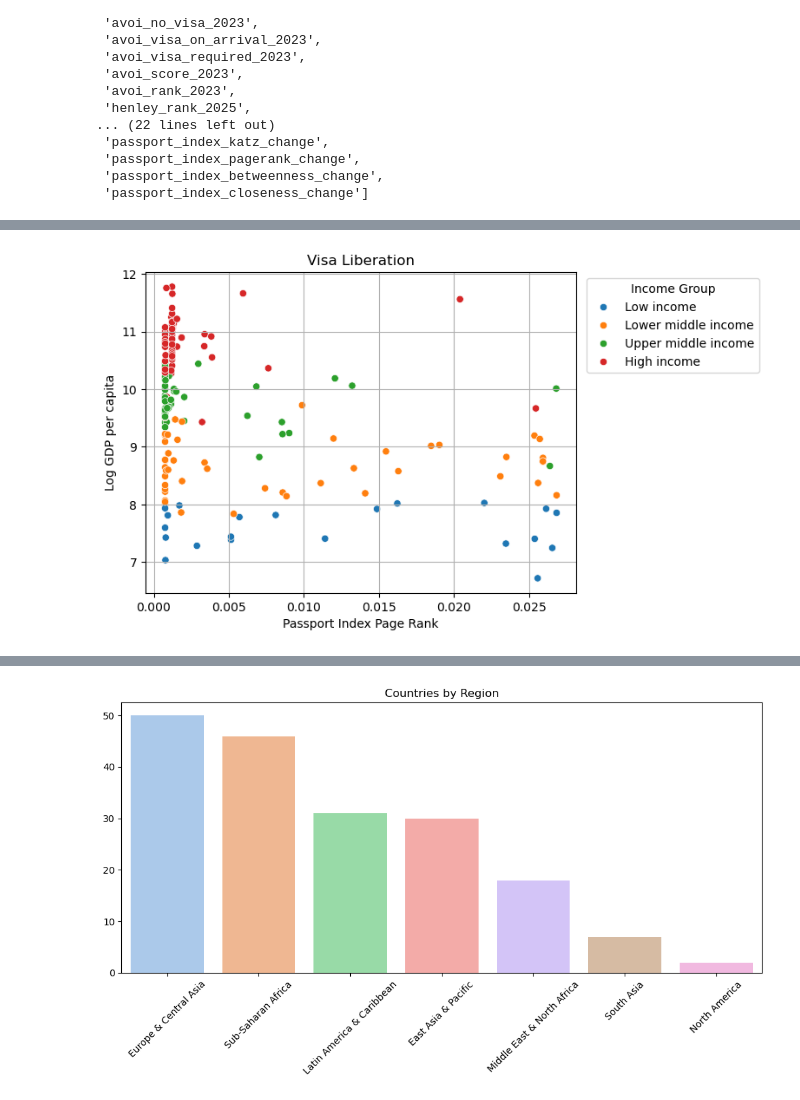
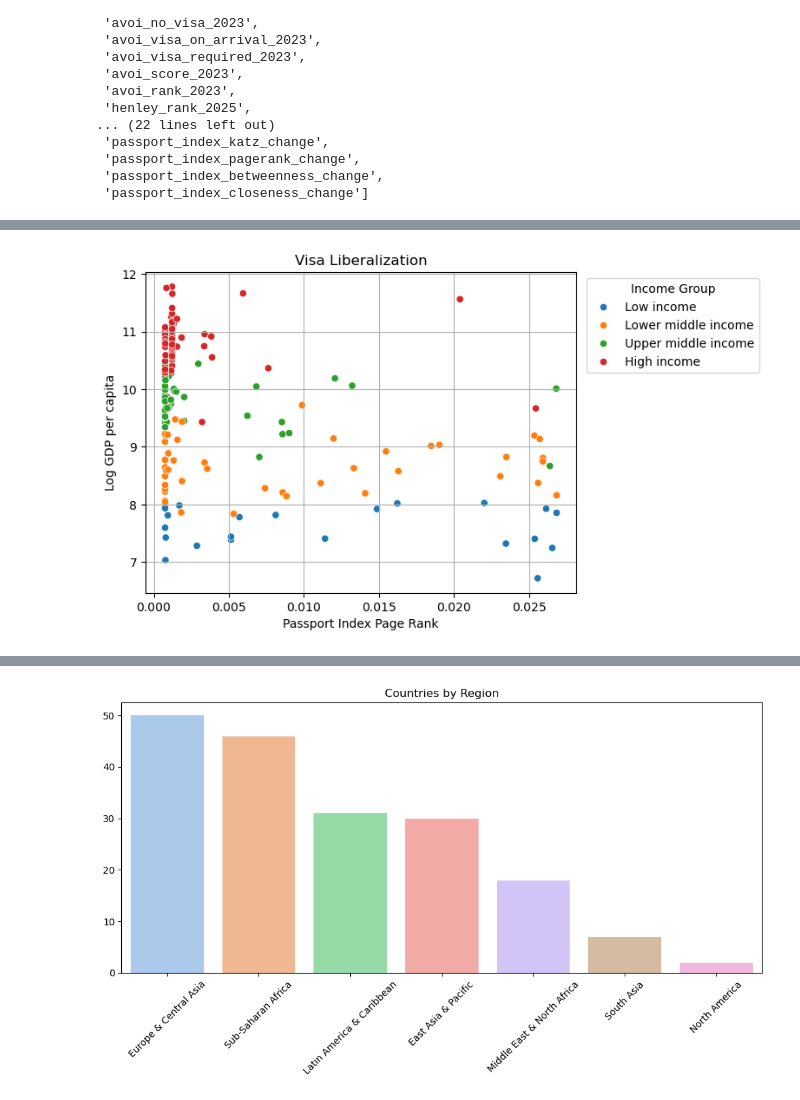
Before and after one commit to mtwesley/africa-visa-liberalization, a Jupyter notebook: notebook.ipynb, the cells around one changed output, grey strips where cells are left out. Saved outputs shown, nothing was run; the diff lists cells and outputs as text; code cells hidden in the pictures.

```diff
--- a/notebook.ipynb
+++ b/notebook.ipynb
@@ -824,21 +824,21 @@ plt.show()
 # %%
 # Plot the relationship between log GDP per capita and visa openness score
 plt.figure()
 sns.scatterplot(
     data=merged_cleaned,
     x="passport_index_pagerank_2023",
     y="log_gdp_ppc_2023",
     hue="income_group",
 )
-plt.title("Visa Liberation")
+plt.title("Visa Liberalization")
 plt.xlabel("Passport Index Page Rank")
 plt.ylabel("Log GDP per capita")
 plt.legend(title="Income Group", bbox_to_anchor=(1.01, 1), loc="upper left")
 plt.grid()
 plt.savefig("output/passport_index_pagerank_2023.png", dpi=300, bbox_inches="tight")
 plt.show()
 # %% [output]
-[figure, old version]
+[figure, new version]
 # %%
 # Graph for Sub-Saharan Africa
 sub_saharan_nodes = [n for n, attr in graph_2023.nodes(data=True) if attr.get("region") == "Sub-Saharan Africa"]
```
Also changed, not shown: parts of 25 cells of this notebook.
